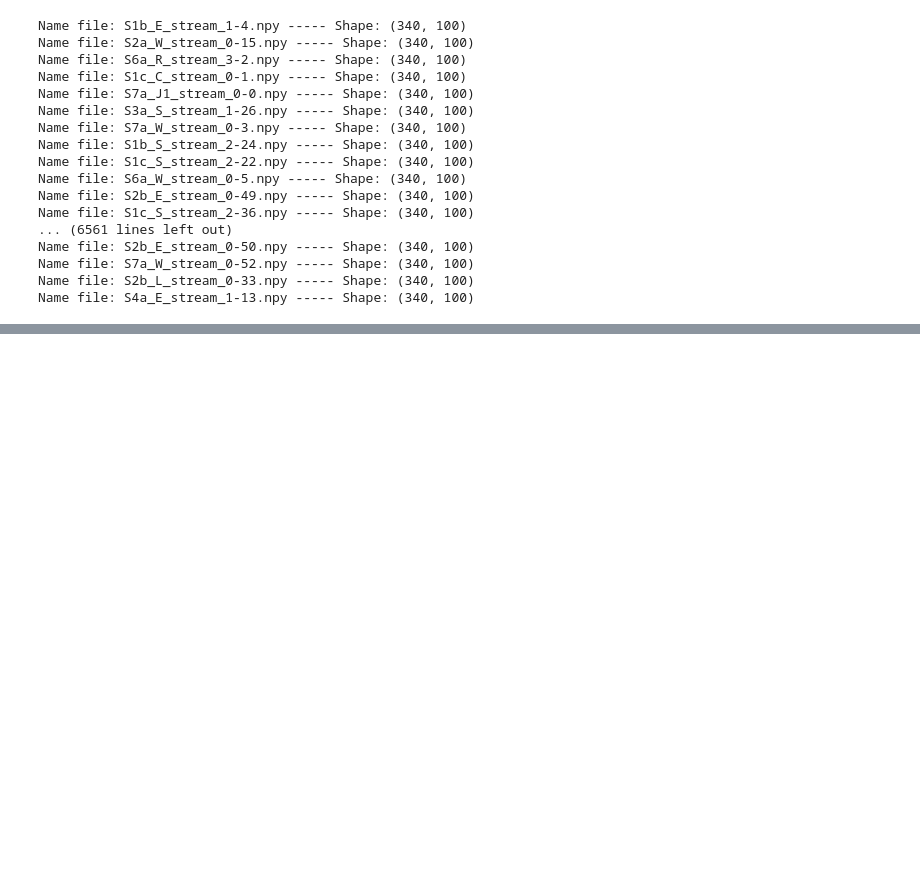
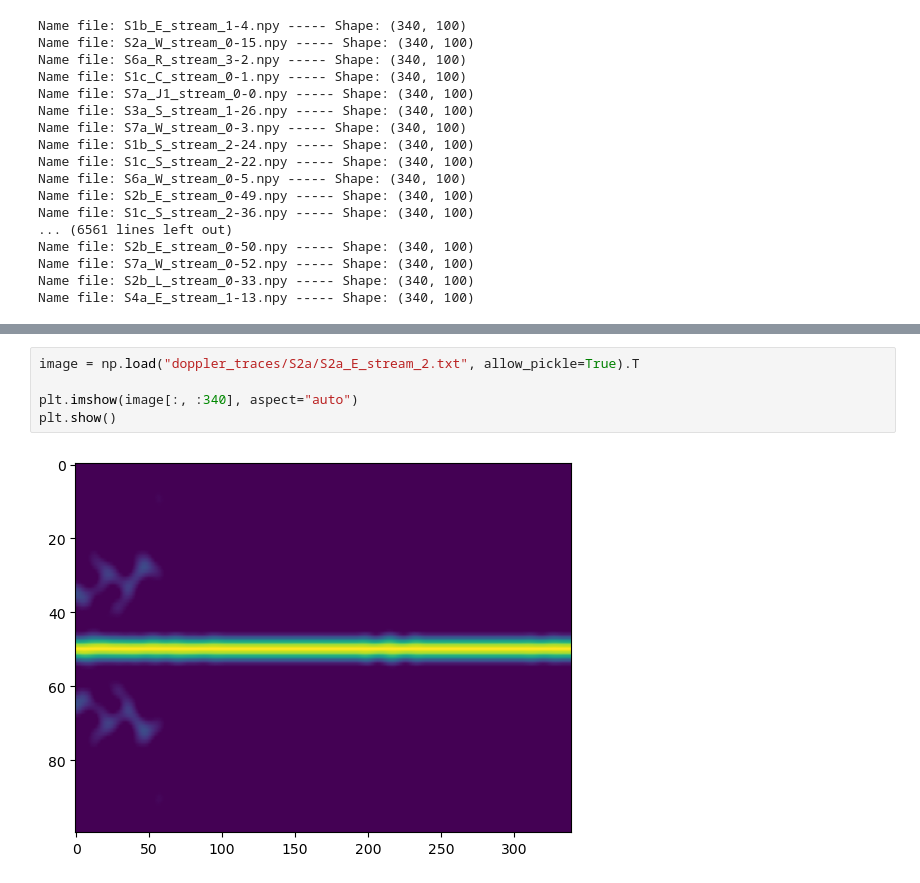
Before and after one commit to RaffaeleSabatini/Human-Activity-Recognition-using-Wifi, a Jupyter notebook: test.ipynb, the cells around one changed output, grey strips where cells are left out. Saved outputs shown, nothing was run; the diff lists cells and outputs as text; blank space fills up the shorter version.

```diff
--- a/test.ipynb
+++ b/test.ipynb
@@ -90,0 +91,7 @@ plt.show()
+# %%
+image = np.load("doppler_traces/S2a/S2a_E_stream_2.txt", allow_pickle=True).T
+
+plt.imshow(image[:, :340], aspect="auto")
+plt.show()
+# %% [output]
+[figure, added]
```
Also changed, not shown: parts of 2 cells of this notebook, 5 other files.
